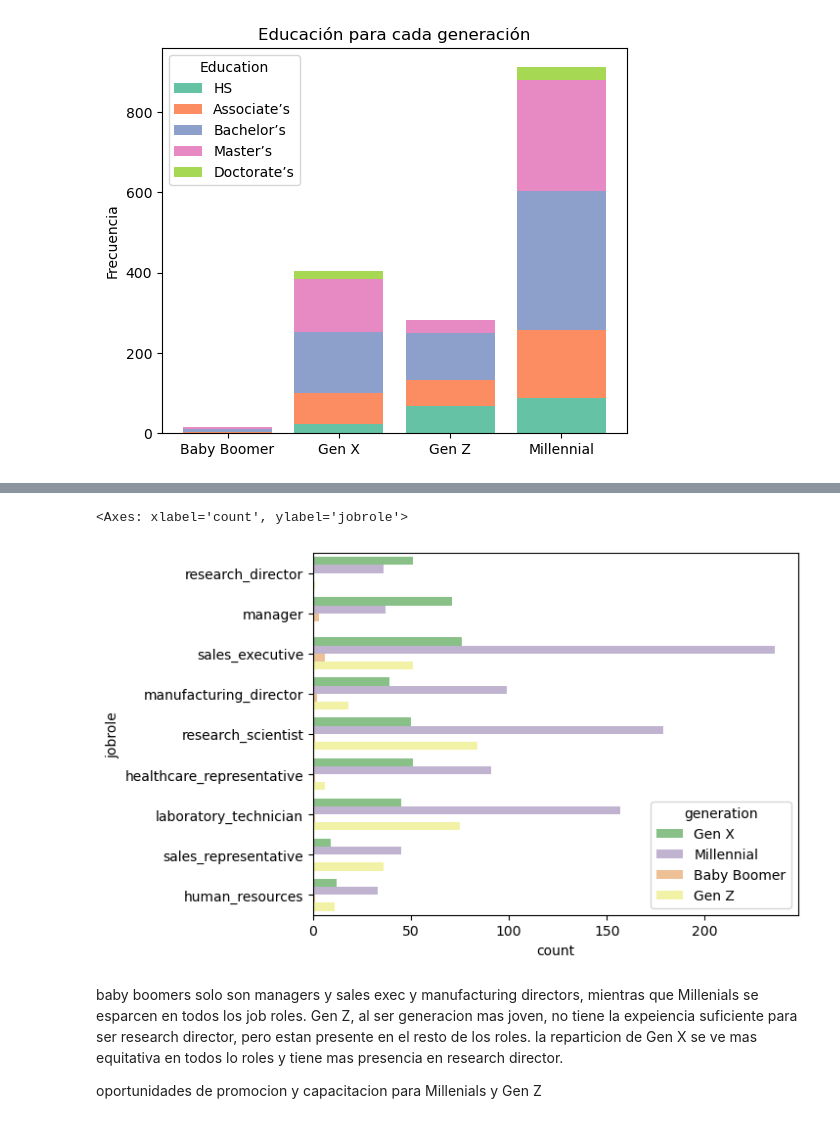
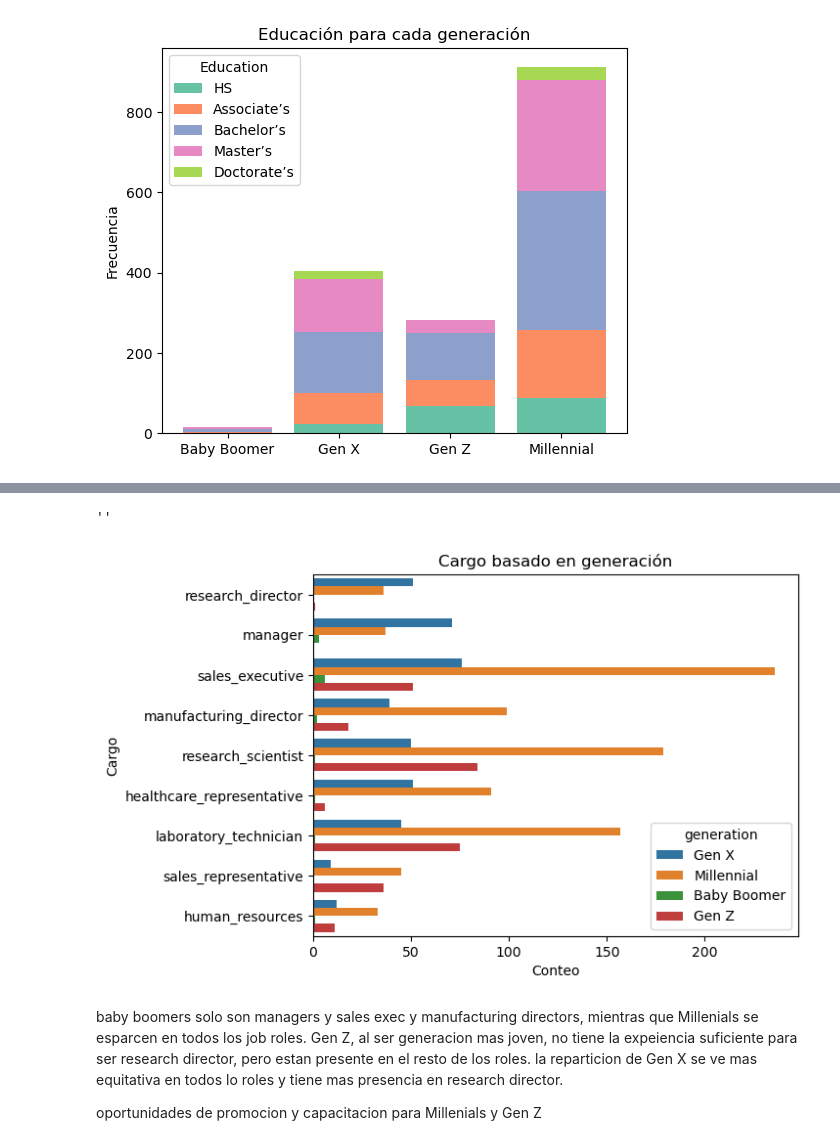
Before and after one commit to NuriaSalasVazquez/project-da-promo-49-modulo-3-team-4, a Jupyter notebook: EDA.ipynb, the cells around one changed output, grey strips where cells are left out. Cells and saved outputs as stored; diff of their text form; code cells hidden in the pictures.

```diff
--- a/EDA.ipynb
+++ b/EDA.ipynb
@@ -549,14 +541,17 @@ En proporción, se invierte más (en proporción) en capital humano en Millenial
 # %%
 # Gráfico principal
 sns.countplot(
     y="jobrole",
     data=df,
-    palette="Accent",
     hue="generation",
     )
+plt.title('Cargo basado en generación')
+plt.xlabel('Conteo')
+plt.ylabel('Cargo')
+;
 # %% [output]
-<Axes: xlabel='count', ylabel='jobrole'>
+''
-[figure, old version]
+[figure, new version]
 # %% [markdown]
 baby boomers solo son managers y sales exec y manufacturing directors, mientras que Millenials se esparcen en todos los job roles. Gen Z, al ser generacion mas joven, no tiene la expeiencia suficiente para ser research director, pero estan presente en el resto de los roles. la reparticion de Gen X se ve mas equitativa en todos lo roles y tiene mas presencia en research director.
 
```
Also changed, not shown: parts of 45 cells of this notebook.
